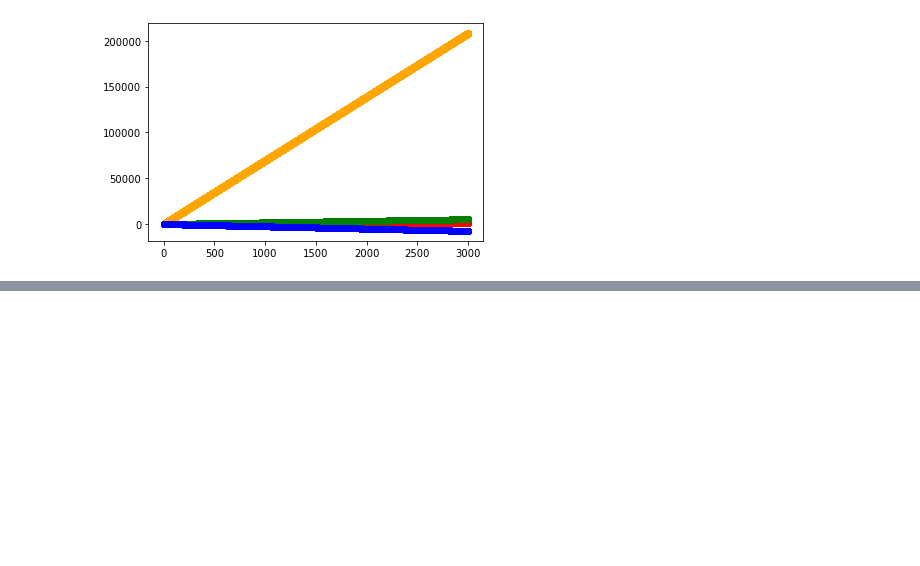
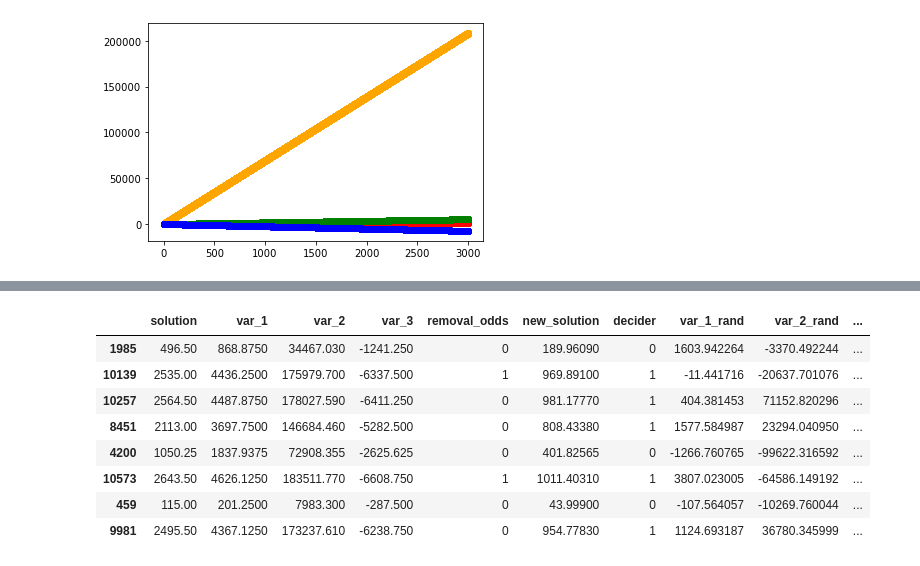
Before and after one commit to wonderbug2020/Synthetic_Data_Creation, a Jupyter notebook: Multiple_Linear.ipynb, the cells around one changed output, grey strips where cells are left out. Cells and saved outputs as stored; diff of their text form; code cells hidden in the pictures; blank space fills up the shorter version.

```diff
--- a/Multiple_Linear.ipynb
+++ b/Multiple_Linear.ipynb
@@ -79,0 +104,12 @@ m_l['new_var_1'] = m_
+# %%
+m_l_3.sample(8)
+# %% [output]
+|  | solution | var_1 | var_2 | var_3 | removal_odds | new_solution | decider | var_1_rand | var_2_rand | ... |
+| 1985 | 496.50 | 868.8750 | 34467.030 | -1241.250 | 0 | 189.96090 | 0 | 1603.942264 | -3370.492244 | ... |
+| 10139 | 2535.00 | 4436.2500 | 175979.700 | -6337.500 | 1 | 969.89100 | 1 | -11.441716 | -20637.701076 | ... |
+| 10257 | 2564.50 | 4487.8750 | 178027.590 | -6411.250 | 0 | 981.17770 | 1 | 404.381453 | 71152.820296 | ... |
+| 8451 | 2113.00 | 3697.7500 | 146684.460 | -5282.500 | 0 | 808.43380 | 1 | 1577.584987 | 23294.040950 | ... |
+| 4200 | 1050.25 | 1837.9375 | 72908.355 | -2625.625 | 0 | 401.82565 | 0 | -1266.760765 | -99622.316592 | ... |
+| 10573 | 2643.50 | 4626.1250 | 183511.770 | -6608.750 | 1 | 1011.40310 | 1 | 3807.023005 | -64586.149192 | ... |
+| 459 | 115.00 | 201.2500 | 7983.300 | -287.500 | 0 | 43.99900 | 0 | -107.564057 | -10269.760044 | ... |
+| 9981 | 2495.50 | 4367.1250 | 173237.610 | -6238.750 | 0 | 954.77830 | 1 | 1124.693187 | 36780.345999 | ... |
```
Also changed, not shown: parts of 10 cells of this notebook.
